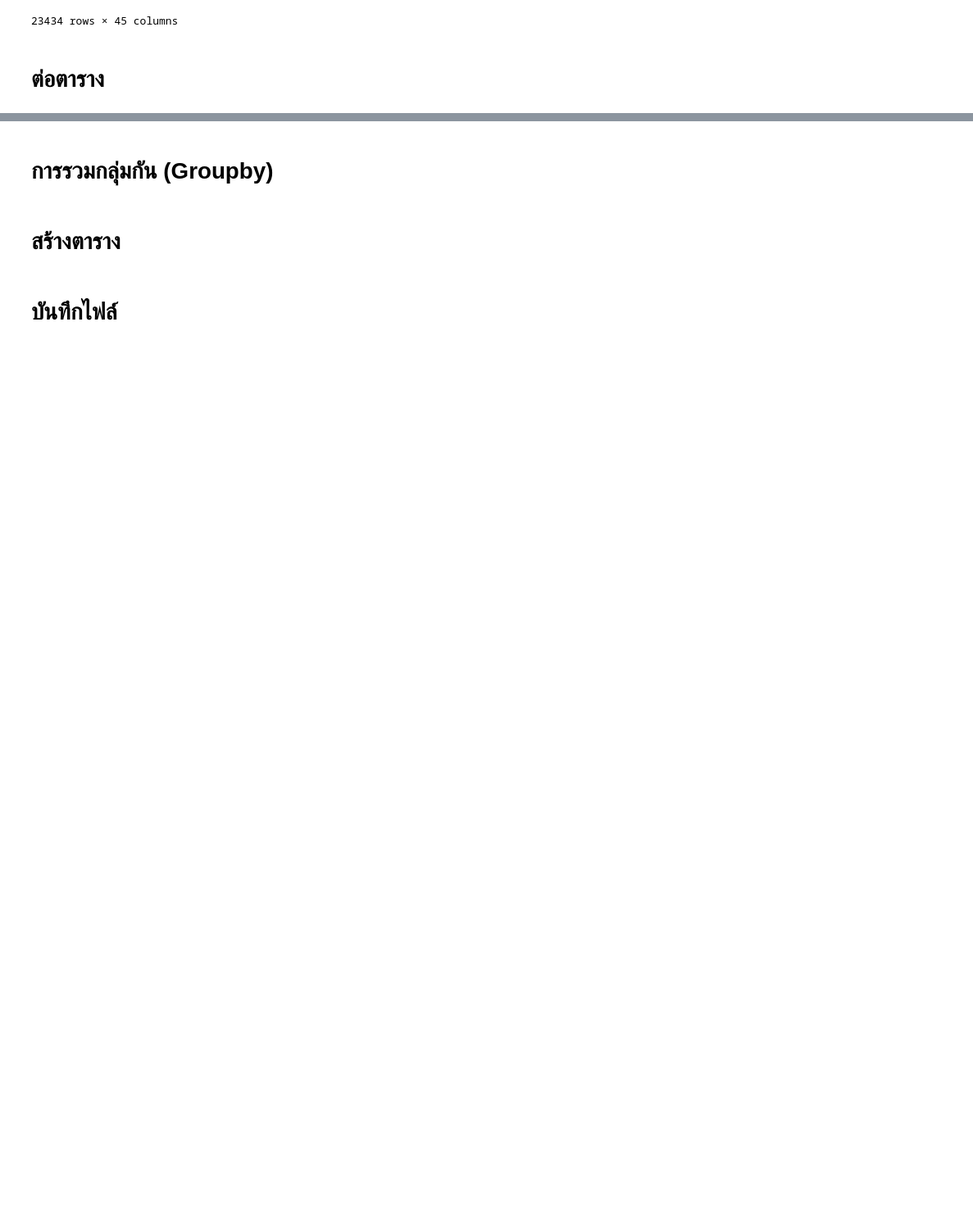
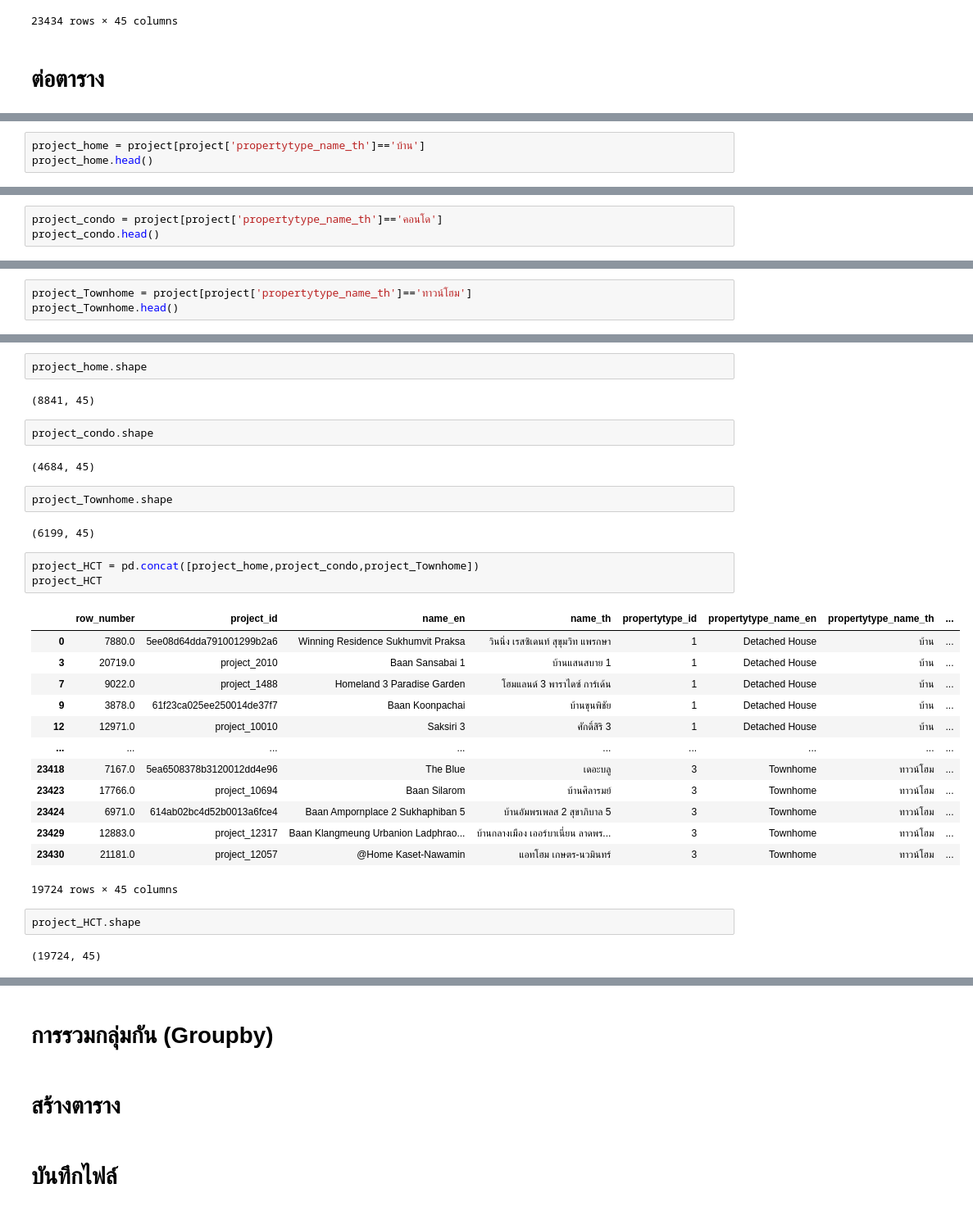
Before and after one commit to Aomaphisara/Python-basics, a Jupyter notebook: Pandas1.ipynb, the cells around one changed output, grey strips where cells are left out. Shown at 82% size. Saved outputs shown, nothing was run; the diff lists cells and outputs as text; blank space fills up the shorter version.

```diff
--- a/Pandas1.ipynb
+++ b/Pandas1.ipynb
@@ -1288,0 +1362,3 @@ project.fillna(method='bfill')
+# %%
+project_home = project[project['propertytype_name_th']=='บ้าน']
+project_home.head()
@@ -1288,0 +1373,3 @@ project.fillna(method='bfill')
+# %%
+project_condo = project[project['propertytype_name_th']=='คอนโด']
+project_condo.head()
@@ -1288,0 +1384,3 @@ project.fillna(method='bfill')
+# %%
+project_Townhome = project[project['propertytype_name_th']=='ทาวน์โฮม']
+project_Townhome.head()
@@ -1288,0 +1395,33 @@ project.fillna(method='bfill')
+# %%
+project_home.shape
+# %% [output]
+(8841, 45)
+# %%
+project_condo.shape
+# %% [output]
+(4684, 45)
+# %%
+project_Townhome.shape
+# %% [output]
+(6199, 45)
+# %%
+project_HCT = pd.concat([project_home,project_condo,project_Townhome])
+project_HCT
+# %% [output]
+|  | row_number | project_id | name_en | name_th | propertytype_id | propertytype_name_en | propertytype_name_th | ... |
+| 0 | 7880.0 | 5ee08d64dda791001299b2a6 | Winning Residence Sukhumvit Praksa | วินนิ่ง เรสซิเดนท์ สุขุมวิท แพรกษา | 1 | Detached House | บ้าน | ... |
+| 3 | 20719.0 | project_2010 | Baan Sansabai 1 | บ้านแสนสบาย 1 | 1 | Detached House | บ้าน | ... |
+| 7 | 9022.0 | project_1488 | Homeland 3 Paradise Garden | โฮมแลนด์ 3 พาราไดซ์ การ์เด้น | 1 | Detached House | บ้าน | ... |
+| 9 | 3878.0 | 61f23ca025ee250014de37f7 | Baan Koonpachai | บ้านขุนพิชัย | 1 | Detached House | บ้าน | ... |
+| 12 | 12971.0 | project_10010 | Saksiri 3 | ศักดิ์สิริ 3 | 1 | Detached House | บ้าน | ... |
+| ... | ... | ... | ... | ... | ... | ... | ... | ... |
+| 23418 | 7167.0 | 5ea6508378b3120012dd4e96 | The Blue | เดอะบลู | 3 | Townhome | ทาวน์โฮม | ... |
+| 23423 | 17766.0 | project_10694 | Baan Silarom | บ้านศิลารมย์ | 3 | Townhome | ทาวน์โฮม | ... |
+| 23424 | 6971.0 | 614ab02bc4d52b0013a6fce4 | Baan Ampornplace 2 Sukhaphiban 5 | บ้านอัมพรเพลส 2 สุขาภิบาล 5 | 3 | Townhome | ทาวน์โฮม | ... |
+| 23429 | 12883.0 | project_12317 | Baan Klangmeung Urbanion Ladphrao... | บ้านกลางเมือง เออร์บาเนี่ยน ลาดพร... | 3 | Townhome | ทาวน์โฮม | ... |
+| 23430 | 21181.0 | project_12057 | @Home Kaset-Nawamin | แอทโฮม เกษตร-นวมินทร์ | 3 | Townhome | ทาวน์โฮม | ... |
+19724 rows × 45 columns
+# %%
+project_HCT.shape
+# %% [output]
+(19724, 45)
```
Also changed, not shown: parts of 34 cells of this notebook.
